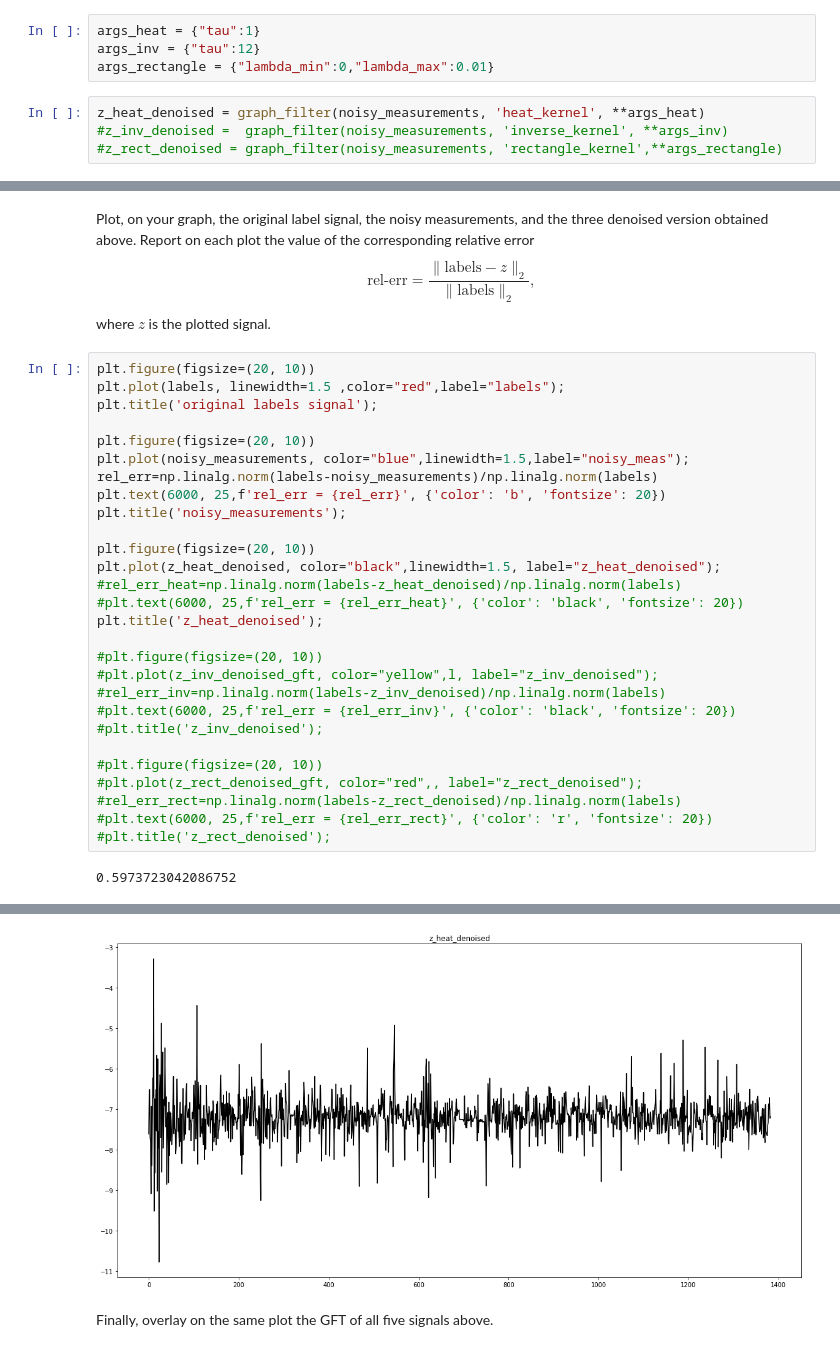
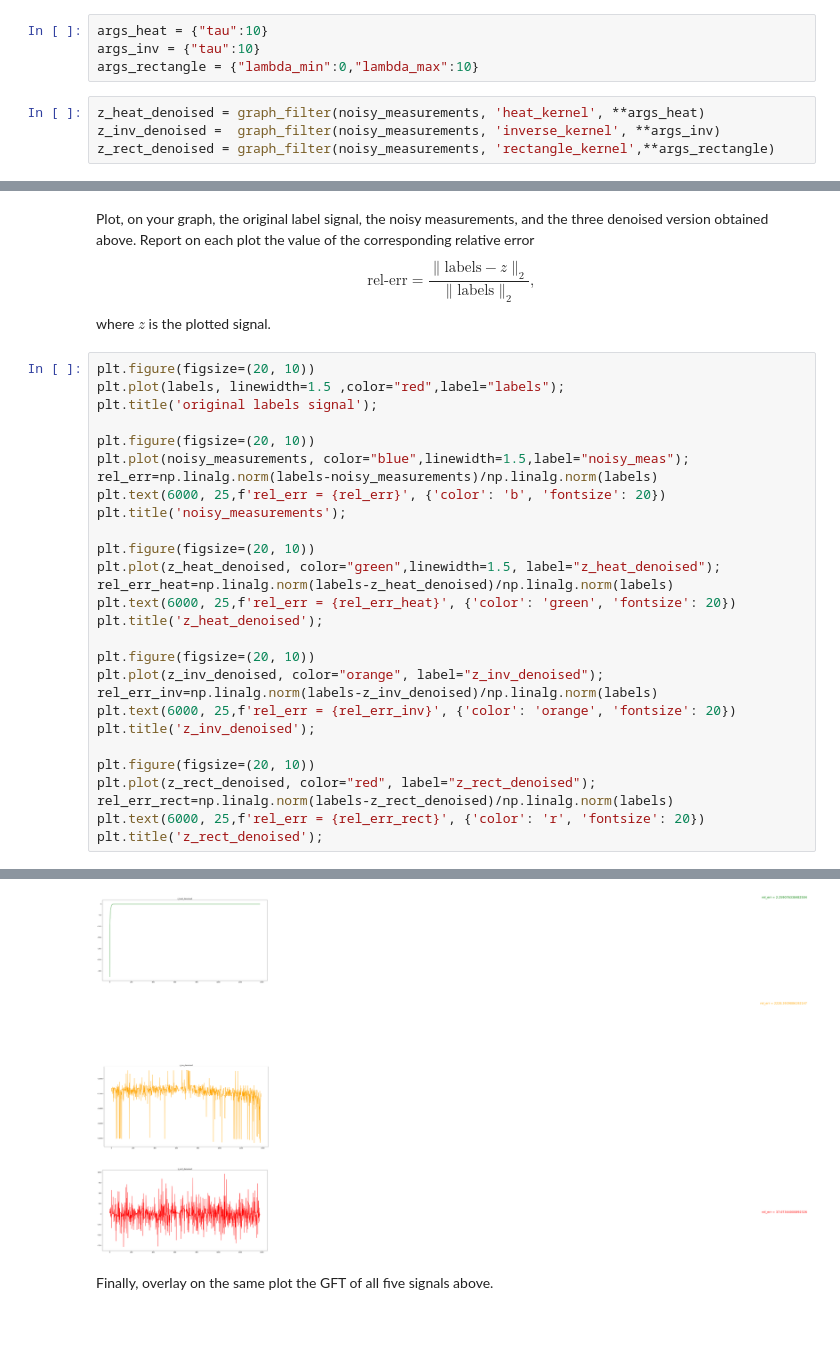
Before and after one commit to swouf/ntds_IMDb_team4, a Jupyter notebook: 4_graph_signal_processing.ipynb, the cells around one changed output, grey strips where cells are left out. Saved outputs shown, nothing was run; the diff lists cells and outputs as text; blank space fills up the shorter version.

```diff
--- a/4_graph_signal_processing.ipynb
+++ b/4_graph_signal_processing.ipynb
@@ -544,11 +555,11 @@ $\widehat{z^\star (l)}= \widehat{z^\star (y)}/ ( 1 + \gamma*\lambda^r) $ which i
 
 Now, denoise the noisy measurements by passing them through the filters that you implemented in Question 6. Choose the filter parameters based on the behavior of the GFT of your original label signal (this is the prior knowledge that you input to the problem).
 # %%
-args_heat = {"tau":1}
-args_inv = {"tau":12}
-args_rectangle = {"lambda_min":0,"lambda_max":0.01}
+args_heat = {"tau":10}
+args_inv = {"tau":10}
+args_rectangle = {"lambda_min":0,"lambda_max":10}
 # %%
 z_heat_denoised = graph_filter(noisy_measurements, 'heat_kernel', **args_heat)
-#z_inv_denoised =  graph_filter(noisy_measurements, 'inverse_kernel', **args_inv)
-#z_rect_denoised = graph_filter(noisy_measurements, 'rectangle_kernel',**args_rectangle)
+z_inv_denoised =  graph_filter(noisy_measurements, 'inverse_kernel', **args_inv)
+z_rect_denoised = graph_filter(noisy_measurements, 'rectangle_kernel',**args_rectangle)
 # %% [output]
@@ -571,22 +584,21 @@ plt.text(6000, 25,f'rel_err = {rel_err}', {'color': 'b', 'fontsize': 20})
 plt.title('noisy_measurements');
 
 plt.figure(figsize=(20, 10))
-plt.plot(z_heat_denoised, color="black",linewidth=1.5, label="z_heat_denoised");
-#rel_err_heat=np.linalg.norm(labels-z_heat_denoised)/np.linalg.norm(labels)
-#plt.text(6000, 25,f'rel_err = {rel_err_heat}', {'color': 'black', 'fontsize': 20})
+plt.plot(z_heat_denoised, color="green",linewidth=1.5, label="z_heat_denoised");
+rel_err_heat=np.linalg.norm(labels-z_heat_denoised)/np.linalg.norm(labels)
+plt.text(6000, 25,f'rel_err = {rel_err_heat}', {'color': 'green', 'fontsize': 20})
 plt.title('z_heat_denoised');
 
-#plt.figure(figsize=(20, 10))
-#plt.plot(z_inv_denoised_gft, color="yellow",l, label="z_inv_denoised");
-#rel_err_inv=np.linalg.norm(labels-z_inv_denoised)/np.linalg.norm(labels)
-#plt.text(6000, 25,f'rel_err = {rel_err_inv}', {'color': 'black', 'fontsize': 20})
-#plt.title('z_inv_denoised');
+plt.figure(figsize=(20, 10))
+plt.plot(z_inv_denoised, color="orange", label="z_inv_denoised");
+rel_err_inv=np.linalg.norm(labels-z_inv_denoised)/np.linalg.norm(labels)
+plt.text(6000, 25,f'rel_err = {rel_err_inv}', {'color': 'orange', 'fontsize': 20})
+plt.title('z_inv_denoised');
 
-#plt.figure(figsize=(20, 10))
-#plt.plot(z_rect_denoised_gft, color="red",, label="z_rect_denoised");
-#rel_err_rect=np.linalg.norm(labels-z_rect_denoised)/np.linalg.norm(labels)
-#plt.text(6000, 25,f'rel_err = {rel_err_rect}', {'color': 'r', 'fontsize': 20})
-#plt.title('z_rect_denoised');
+plt.figure(figsize=(20, 10))
+plt.plot(z_rect_denoised, color="red", label="z_rect_denoised");
+rel_err_rect=np.linalg.norm(labels-z_rect_denoised)/np.linalg.norm(labels)
+plt.text(6000, 25,f'rel_err = {rel_err_rect}', {'color': 'r', 'fontsize': 20})
+plt.title('z_rect_denoised');
 # %% [output]
-0.5973723042086752
 [figure]
@@ -594,4 +606,6 @@ plt.title('z_heat_denoised');
-[figure, old version]
+[figure, new version]
+[figure, added]
+[figure, added]
 # %% [markdown]
 Finally, overlay on the same plot the GFT of all five signals above.
 # %%
```
Also changed, not shown: parts of 9 cells of this notebook.
